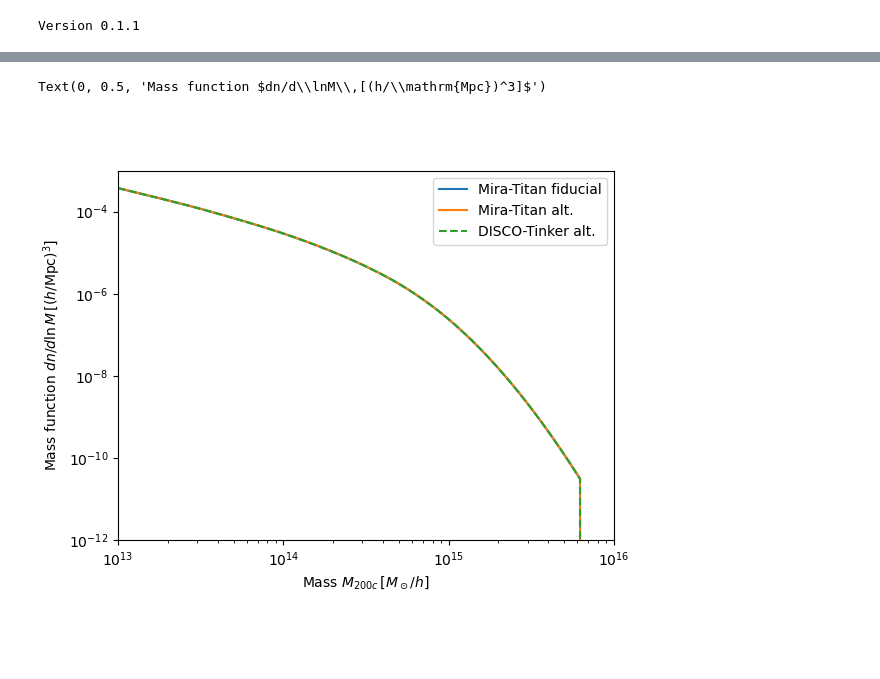
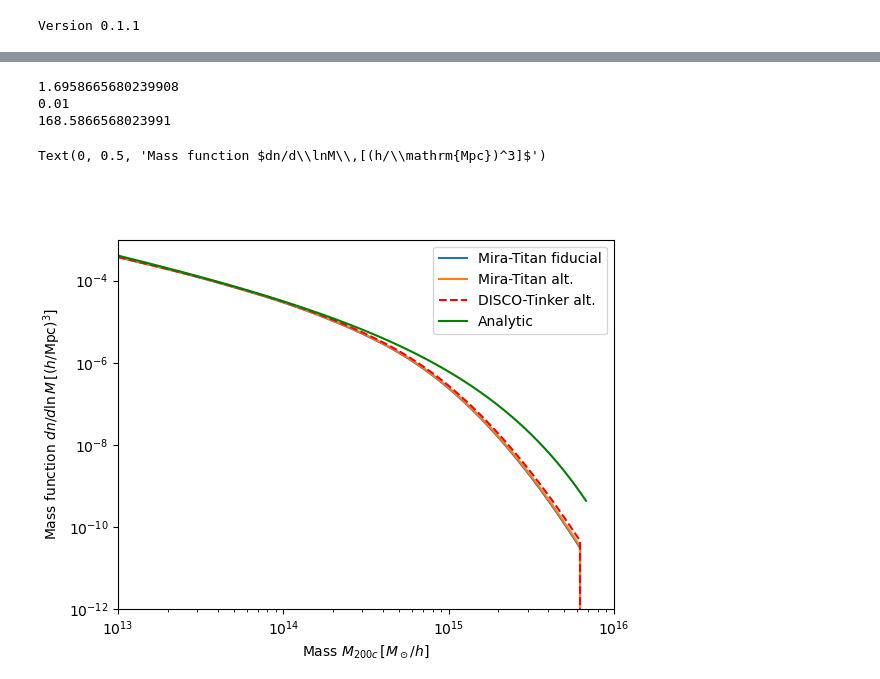
Before and after one commit to ohahn/DISCO-EB, a Jupyter notebook: nb_massfunctions.ipynb, the cells around one changed output, grey strips where cells are left out. Drawn from its saved outputs; the diff is of its cells as text; code cells hidden in the pictures; blank space fills up the shorter version.

```diff
--- a/nb_massfunctions.ipynb
+++ b/nb_massfunctions.ipynb
@@ -221,19 +331,19 @@ def compute_Tinker_MF( theta ):
 
 fiducial_parameters = jnp.array([Omegam, Omegab, w_DE_0, 1+w_DE_a, n_s, h, mnu, sigma_8, aout])
 
-dNdlM, M = compute_Tinker_MF( fiducial_parameters )
+dNdlM, M, deltac = compute_MF( fiducial_parameters )
 # %%
-jacdNdlM, jacM = jax.jacfwd( compute_Tinker_MF )( fiducial_parameters )
+jacdNdlM, jacM, jacdeltac = jax.jacfwd( compute_MF )( fiducial_parameters )
 # %%
 test_Omegam  =  Omegam
 test_Omegab  =  Omegab
-test_w_DE_0  =  w_DE_0
-test_w_DE_a  =  0.1 #w_DE_a
+test_w_DE_0  =  -0.9 #w_DE_0
+test_w_DE_a  =  w_DE_a
 test_n_s     =  n_s
 test_h       =  h
 test_mnu     =  mnu
 test_sigma_8 =  sigma_8
-test_aout    =  aout
+test_aout    =  aout #0.8#aout
 
 test_parameters = jnp.array([test_Omegam, test_Omegab, test_w_DE_0, 1+test_w_DE_a, test_n_s, test_h, test_mnu, test_sigma_8, test_aout])
 
@@ -266,34 +442,47 @@ fMiraTitan_test     = res_test[0][0,...]
+# %%
+
+print(jnp.max(dlin[jnp.isfinite(dlin)]))
+print(jnp.min(dlin[jnp.isfinite(dlin)]))
+print(jnp.max(dlin[jnp.isfinite(dlin)])/jnp.min(dlin[jnp.isfinite(dlin)])-1)
+# %% [output]
+1.6958665680239908
+0.01
+168.5866568023991
 # %%
 fig, ax = plt.subplots()
 
 # ax.loglog( hmf.m, hmf.dndlnm, label='HMF-Tinker' )
 
 # dndm,m = get_Tinker_MK( Pkm=Pkm, kmodes=kmodes, Mmin=1e13, Mmax=1e16, Delta = 200/Omegam, nM=512, param=param )
 # ax.loglog( M, dNdlM,'--', label='DISCO-Tinker fiducial' )
 
 plt.loglog(m, fMiraTitan_fiducial, '-', label='Mira-Titan fiducial' )
 
 plt.loglog(m, fMiraTitan_test, '-', label='Mira-Titan alt.' )
 
-fcorrection = jnp.dot( jacdNdlM / dNdlM[:,None], test_parameters - fiducial_parameters)
+fcorrection = jnp.dot( fiducial_parameters * jacdNdlM / dNdlM[:,None], jnp.log(test_parameters / fiducial_parameters ))
 mcorrection = jnp.dot( jacM / M[:,None], test_parameters-fiducial_parameters )
 
 pred_test = fMiraTitan_fiducial * jnp.exp(jnp.interp(jnp.log(m), jnp.log(M), fcorrection))
+# pred_test = fMiraTitan_fiducial * (1+jnp.interp(jnp.log(m), jnp.log(M), fcorrection))
+
 m_test = m * jnp.exp(jnp.interp(jnp.log(m), jnp.log(M), mcorrection))
 
-ax.loglog( m_test, pred_test,'--', label='DISCO-Tinker alt.' )
+ax.loglog( m_test, pred_test,'r--', label='DISCO-Tinker alt.' )
+
+ax.loglog( M, 1.4*dNdlM, 'g-', label='Analytic' )
 # ax.loglog( m, pred_test,'--', label='DISCO-Tinker alt.' )
 
 # plt.loglog(A[:,0], A[:,5]*A[:,0], '--')
 plt.ylim(1e-12, 1e-3)
 plt.xlim(1e13, 1e16)
 
 plt.legend()
 plt.xlabel('Mass $M_{200c}\,[M_\odot/h]$')
 plt.ylabel('Mass function $dn/d\lnM\,[(h/\\mathrm{Mpc})^3]$')
 # %% [output]
 Text(0, 0.5, 'Mass function $dn/d\\lnM\\,[(h/\\mathrm{Mpc})^3]$')
-[figure, old version]
+[figure, new version]
 # %%
 fig, ax = plt.subplots()
 
```
Also changed, not shown: parts of 13 cells of this notebook, 1 other file.
